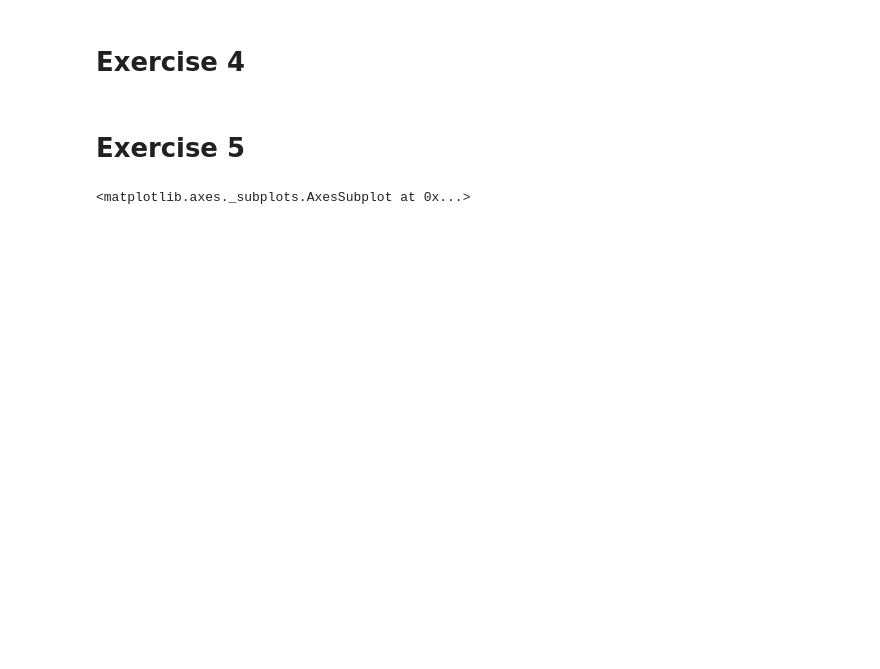
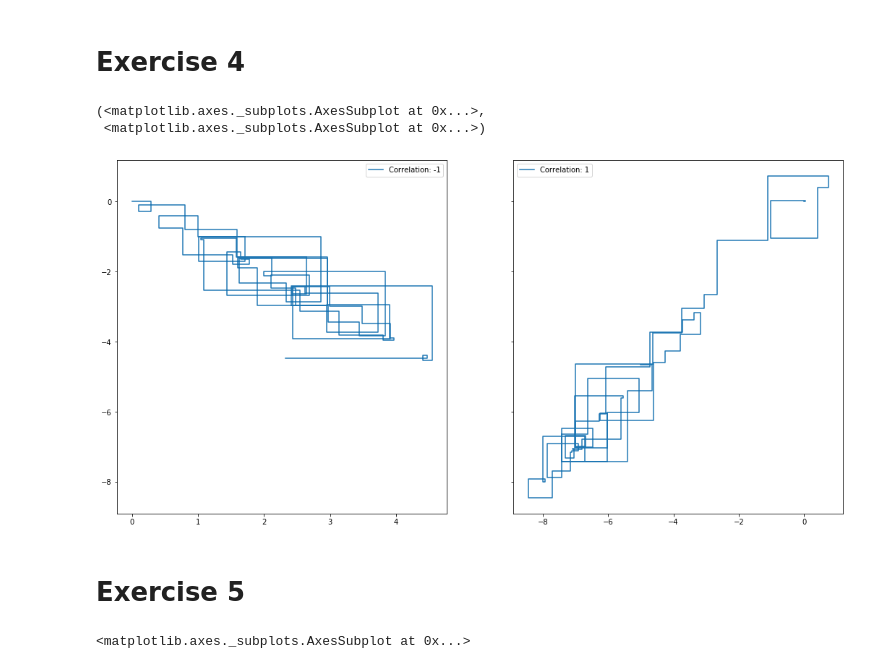
Before and after one commit to stapaw/financial_math, a Jupyter notebook: lab2/lab2.ipynb, the cells around one changed output. Saved outputs shown, nothing was run; the diff lists cells and outputs as text; code cells hidden in the pictures; blank space fills up the shorter version.

```diff
--- a/lab2/lab2.ipynb
+++ b/lab2/lab2.ipynb
@@ -126,5 +126,24 @@ ax
 # %% [markdown]
 # Exercise 4
+# %%
+def generate_correlated_wiener(T, correlation):
+    w1 = generate_wiener_trajectory1(T)
+    w2 = [0] + [correlation*w1[i-1] + math.sqrt(1-correlation**2)*w1[i] for i in range(1, len(w1))]
+    return w1, w2
+# %%
+w1, w2 = generate_correlated_wiener(50, -1)
+f, (ax1, ax2) = plt.subplots(1, 2, sharey=True, figsize=(18, 9))
+ax1.step(*generate_correlated_wiener(50, -1))
+ax2.step(*generate_correlated_wiener(50, 1))
+
+ax1.legend(['Correlation: -1'])
+ax2.legend(['Correlation: 1'])
+
+ax1, ax2
+# %% [output]
+(<matplotlib.axes._subplots.AxesSubplot at 0x...>,
+ <matplotlib.axes._subplots.AxesSubplot at 0x...>)
+[figure, added]
 # %% [markdown]
 # Exercise 5
 # %%
```
Also changed, not shown: parts of 7 cells of this notebook, 1 other file.
